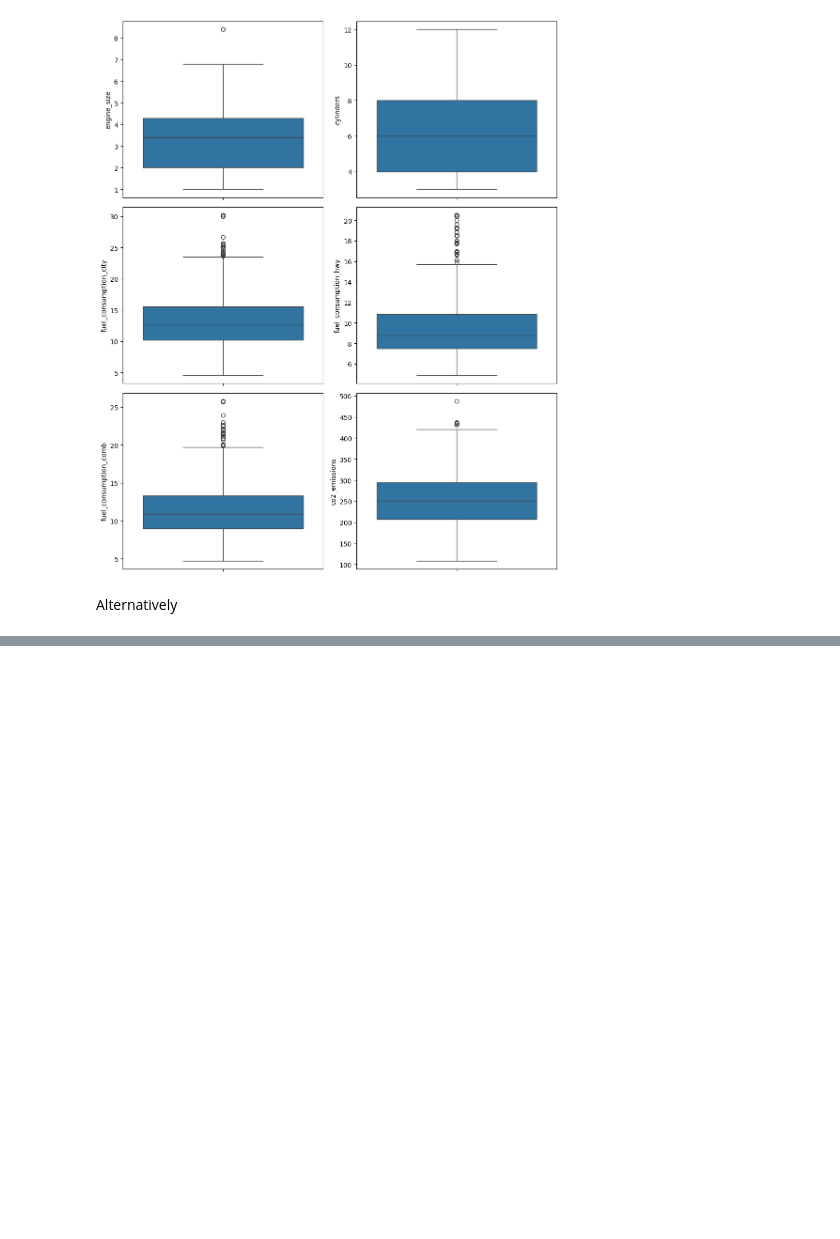
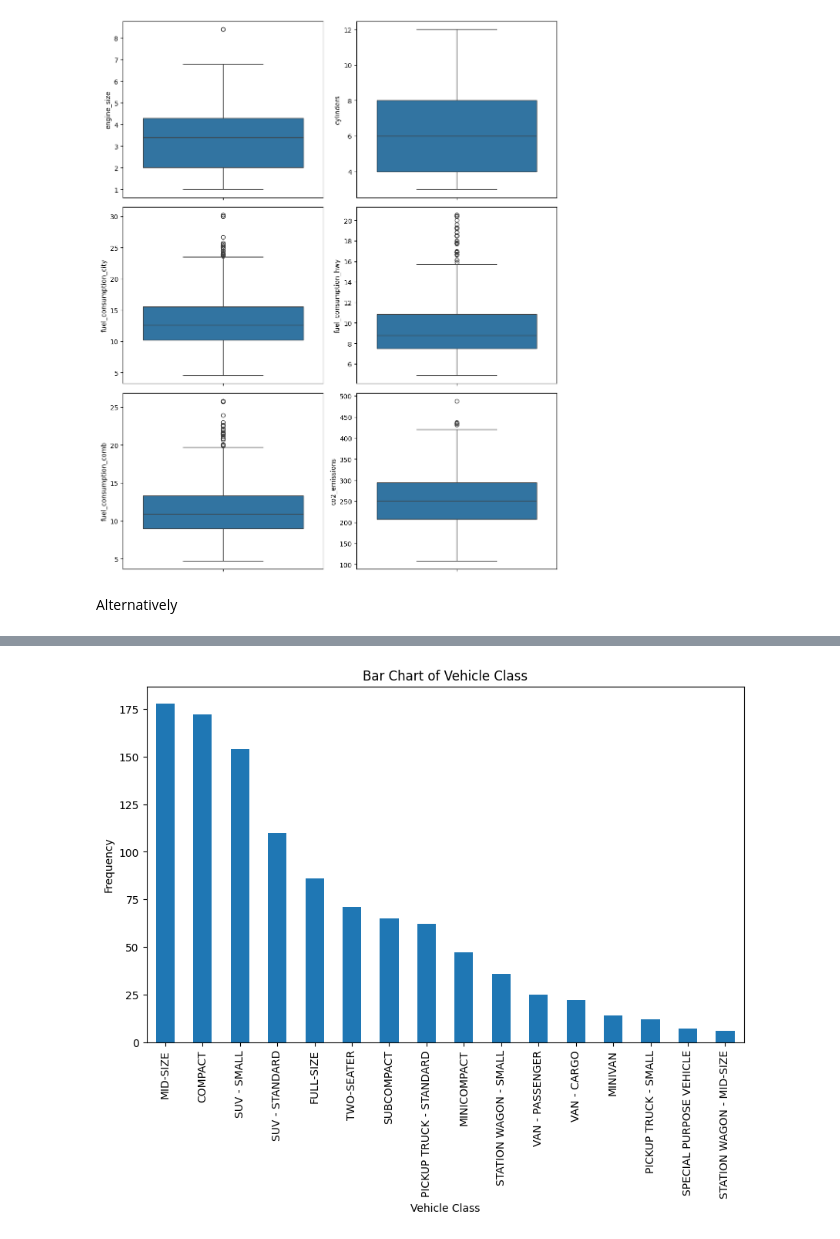
Before and after one commit to Cemputus/DSC1101-Data_Analysis_projects, a Jupyter notebook: fuel.ipynb, the cells around one changed output, grey strips where cells are left out. Saved outputs shown, nothing was run; the diff lists cells and outputs as text; code cells hidden in the pictures; blank space fills up the shorter version.

```diff
--- a/fuel.ipynb
+++ b/fuel.ipynb
@@ -460,0 +463,2 @@ def boxplots(fuel, cdf, nrows=3, ncols=2, figsize=(10, 12)):
+# %%
+categorical_data = fuel.select_dtypes(include='object')
@@ -460,0 +485,13 @@ def boxplots(fuel, cdf, nrows=3, ncols=2, figsize=(10, 12)):
+# %%
+# Count the frequency of each category
+category_counts = categorical_data['vehicle_class'].value_counts()
+
+# Create a bar plot
+plt.figure(figsize=(10, 6))
+category_counts.plot(kind='bar')
+plt.xlabel('Vehicle Class')
+plt.ylabel('Frequency')
+plt.title('Bar Chart of Vehicle Class')
+plt.show()
+# %% [output]
+[figure, added]
```
Also changed, not shown: parts of 42 cells of this notebook, 3 other files.
